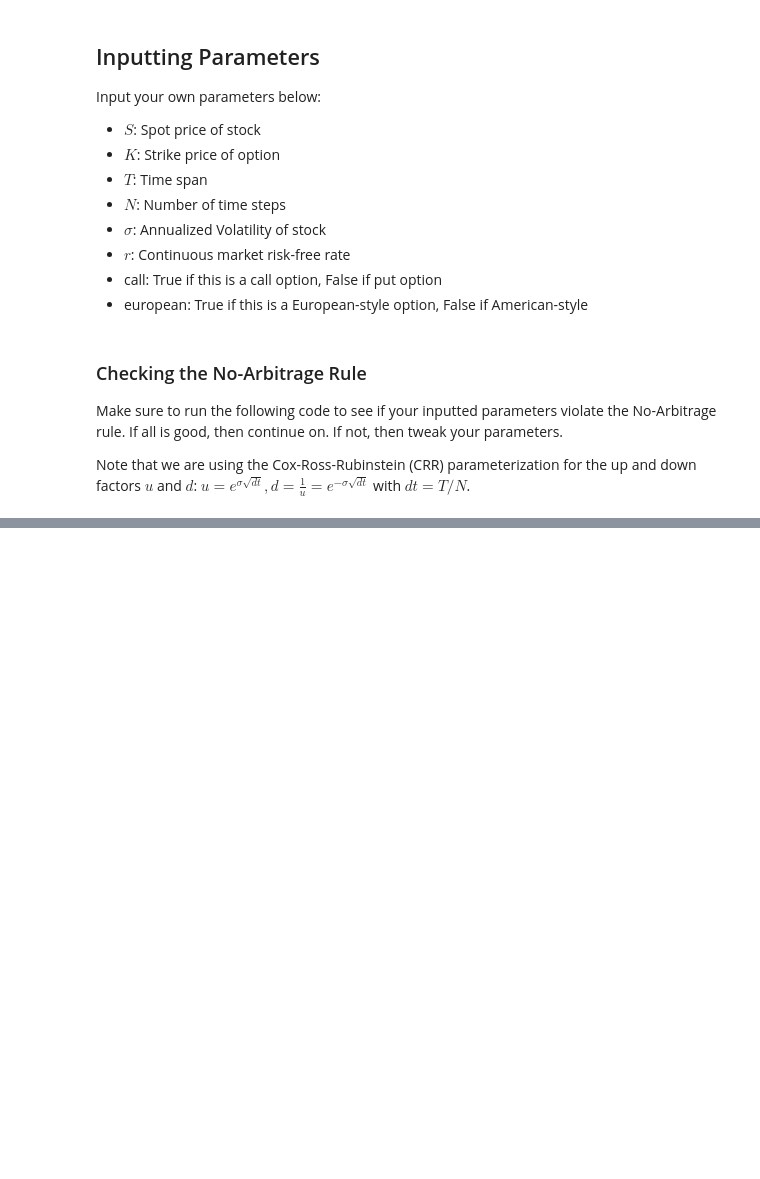
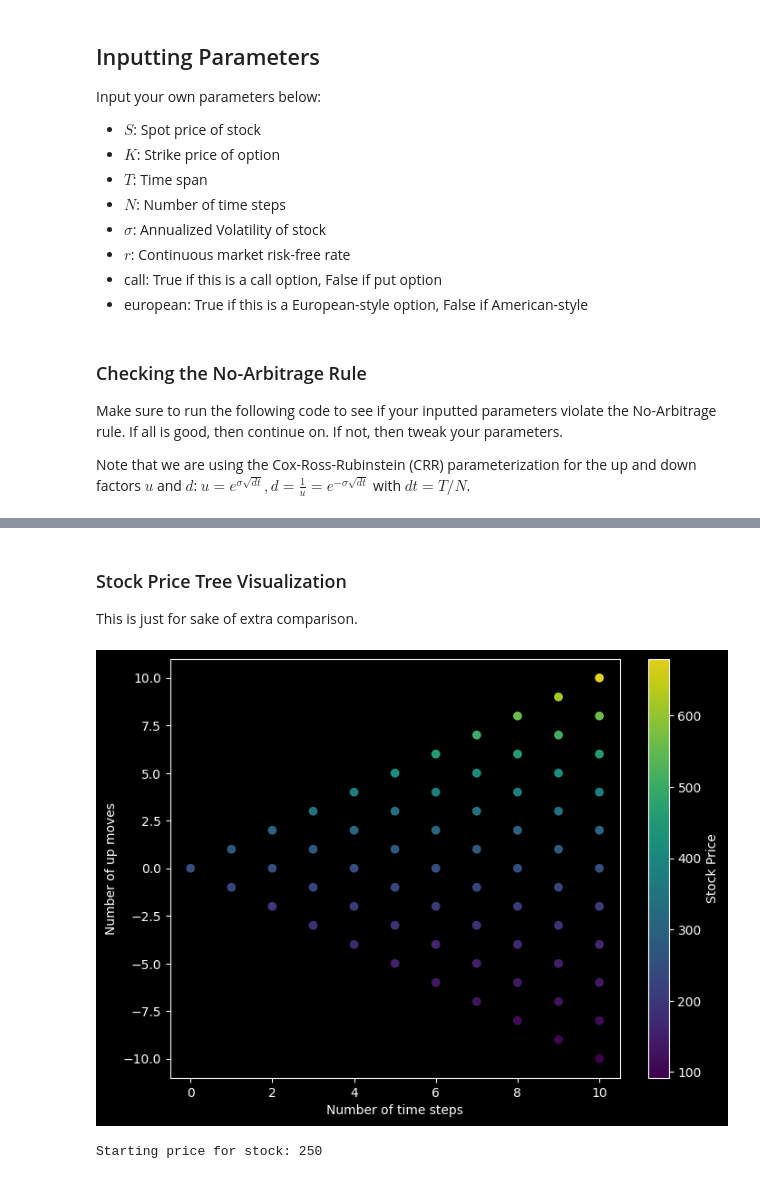
Before and after one commit to DaAsianCarsten/Binomial_Tree_Options_Pricer, a Jupyter notebook: notebooks/binomial_pricer_visualization.ipynb, the cells around one changed output, grey strips where cells are left out. Cells and saved outputs as stored; diff of their text form; code cells hidden in the pictures; blank space fills up the shorter version.

```diff
--- a/notebooks/binomial_pricer_visualization.ipynb
+++ b/notebooks/binomial_pricer_visualization.ipynb
@@ -89,0 +95,26 @@ print(f"Starting price for option: {A.V0}")
+# %% [markdown]
+### Stock Price Tree Visualization
+This is just for sake of extra comparison.
+# %%
+tree = A.stock_price_tree
+
+stock_price_tree_data = np.concatenate([tree[i,:i+1] for i in range(N+1)])
+Y_data = np.concatenate([[2*j-i for j in range(i+1)] for i in range(N+1)])
+X_data = np.concatenate([np.full(i,i-1) for i in range(1,N+2)])
+
+plt.style.use('dark_background')
+plt.figure(figsize=(8, 6))
+
+
+scatter = plt.scatter(X_data,Y_data,c=stock_price_tree_data, cmap='viridis',alpha=0.9)
+colorbar = plt.colorbar(scatter)
+colorbar.set_label("Stock Price")
+plt.xlabel("Number of time steps")
+plt.ylabel("Number of up moves")
+plt.grid(False)
+plt.show()
+
+print(f"Starting price for stock: {A.S}")
+# %% [output]
+[figure, added]
+Starting price for stock: 250
```
Also changed, not shown: parts of 8 cells of this notebook, 2 other files.
